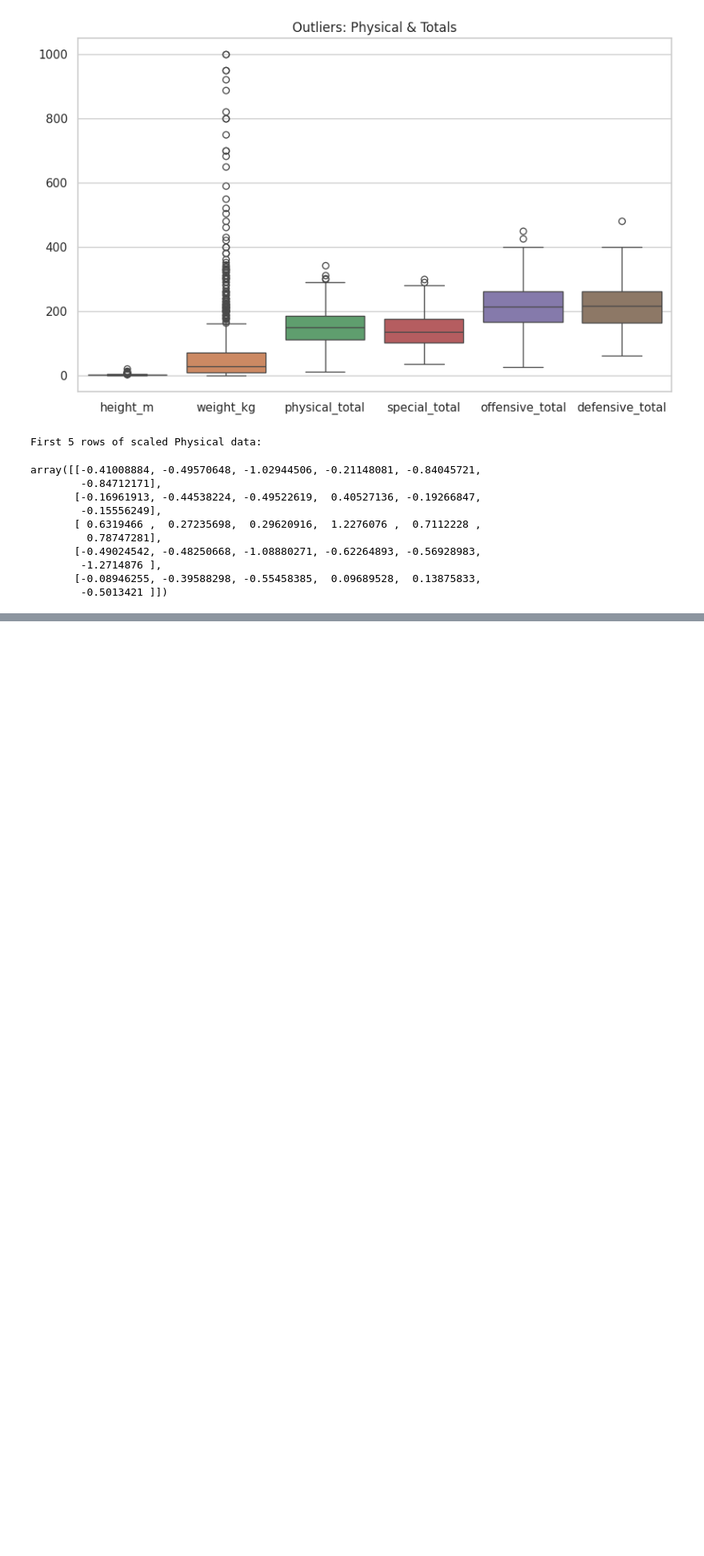
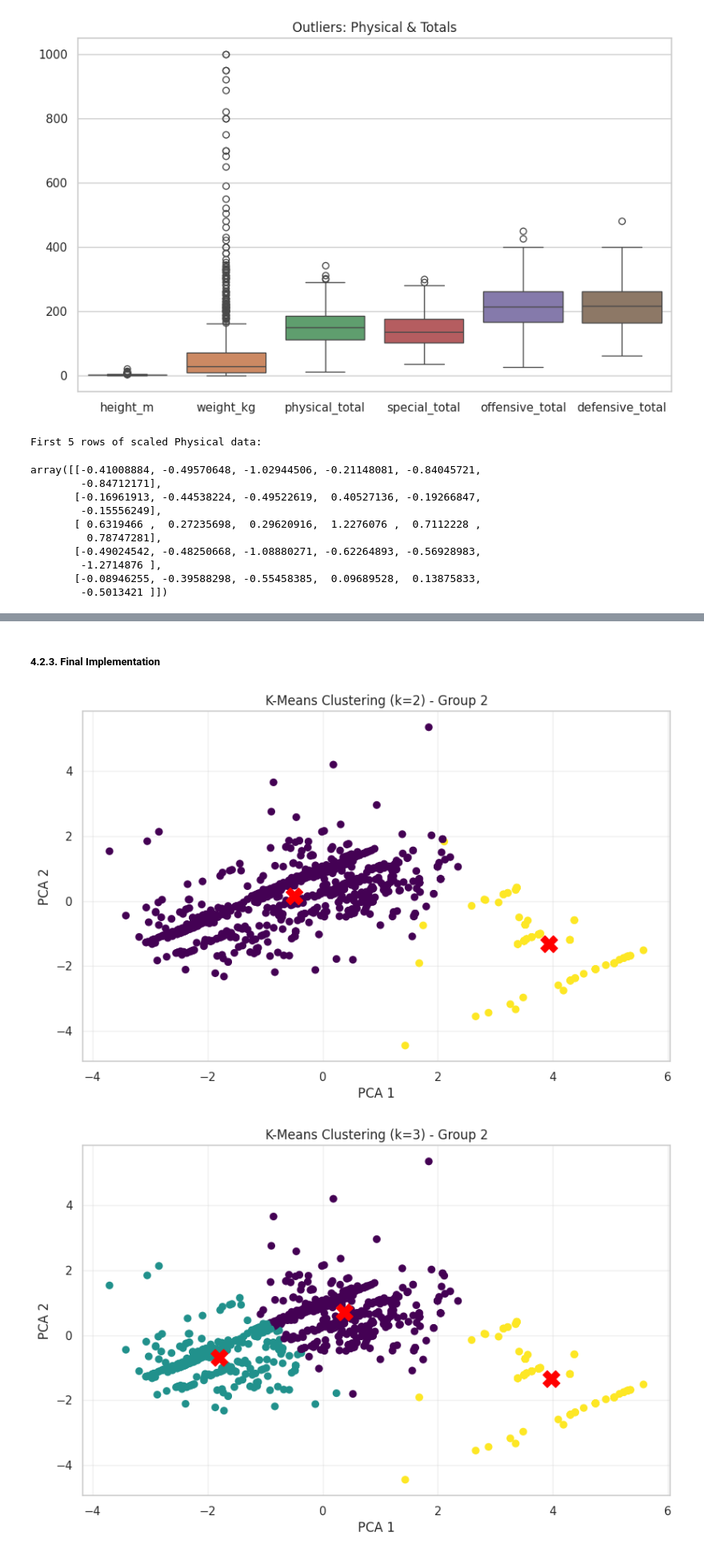
Before and after one commit to NathanaelLUCETTE/projet_ML, a Jupyter notebook: pokemon_clustering_project.ipynb, the cells around one changed output, grey strips where cells are left out. Shown at 80% size. Drawn from its saved outputs; the diff is of its cells as text; code cells hidden in the pictures; blank space fills up the shorter version.

```diff
--- a/pokemon_clustering_project.ipynb
+++ b/pokemon_clustering_project.ipynb
@@ -276,0 +412,9 @@ array([[-0.41008884, -0.49570648, -1.02944506, -0.21148081, -0.84045721,
+# %% [markdown]
+##### **4.2.3. Final Implementation**
+# %%
+df['km_g2_k2'] = run_kmeans(X_group2_scaled, 2, "Group 2")
+df['km_g2_k3'] = run_kmeans(X_group2_scaled, 3, "Group 2")
+df['km_g2_k4'] = run_kmeans(X_group2_scaled, 4, "Group 2")
+# %% [output]
+[figure, added]
+[figure, added]
```
Also changed, not shown: parts of 32 cells of this notebook.
